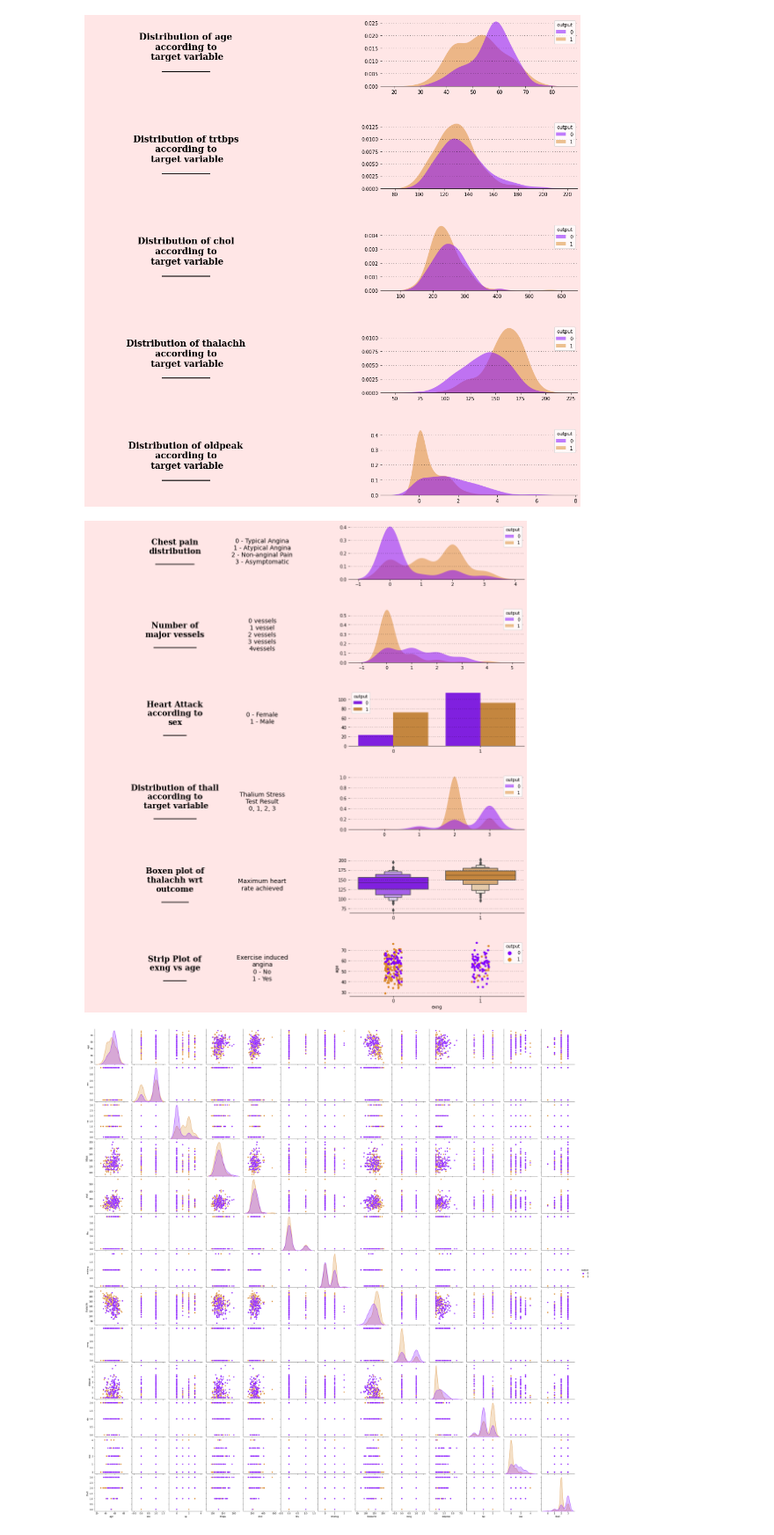
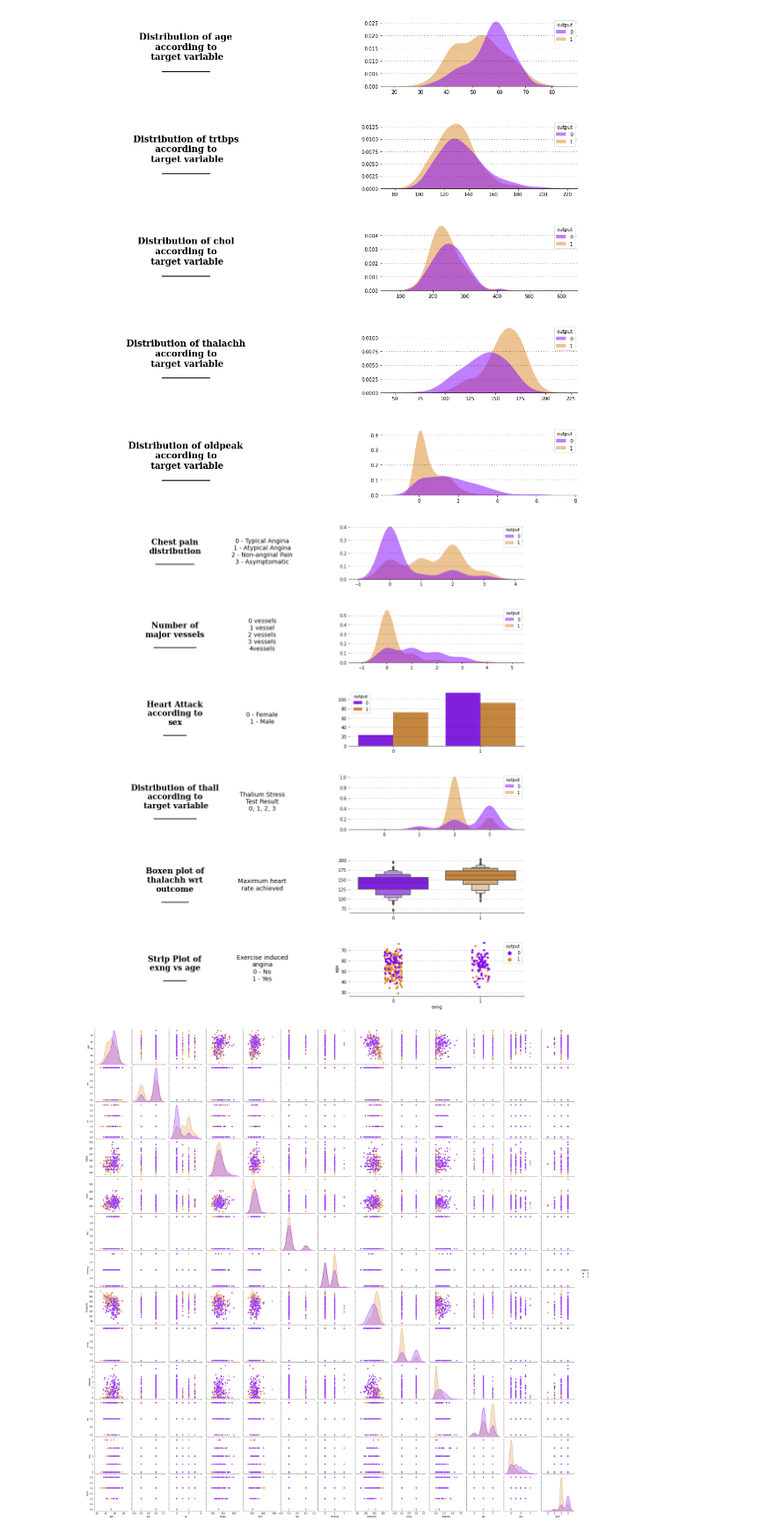
Before and after one commit to abdelmonem808/Heart-Failure-Prediction-using-Machine-Learning, a Jupyter notebook: Heart_Attack_Prediction_using_Machine_Learning.ipynb, the cells around one changed output. Shown at 88% size. Cells and saved outputs as stored; diff of their text form; code cells hidden in the pictures.

```diff
--- a/Heart_Attack_Prediction_using_Machine_Learning.ipynb
+++ b/Heart_Attack_Prediction_using_Machine_Learning.ipynb
@@ -375,7 +394,7 @@ ax7 = fig.add_subplot(gs[3,1])
 ax8 = fig.add_subplot(gs[4,0])
 ax9 = fig.add_subplot(gs[4,1])
 
-background_color = "#ffe6e6"
+background_color = "#ffffff"
 color_palette = ["#800000","#8000ff","#6aac90","#5833ff","#da8829"]
 fig.patch.set_facecolor(background_color)
 ax0.set_facecolor(background_color)
@@ -514,7 +533,7 @@ ax9 = fig.add_subplot(gs[4,1])
 ax10 = fig.add_subplot(gs[5,0])
 ax11 = fig.add_subplot(gs[5,1])
 
-background_color = "#ffe6e6"
+background_color = "#ffffff"
 color_palette = ["#800000","#8000ff","#6aac90","#5833ff","#da8829"]
 fig.patch.set_facecolor(background_color)
 ax0.set_facecolor(background_color)
@@ -667,34 +686,34 @@ ax10.text(1,.5,"Exercise induced\nangina\n0 - No\n1 - Yes",
         horizontalalignment = 'center',
          verticalalignment = 'center',
         fontsize = 14
         )
 ax10.spines["bottom"].set_visible(False)
 ax10.set_xticklabels([])
 ax10.set_yticklabels([])
 ax10.tick_params(left=False, bottom=False)
 
 
 # Exng
 ax11.grid(color='#000000', linestyle=':', axis='y', zorder=0,  dashes=(1,5))
 sns.stripplot(ax=ax11, data=df,x='exng',y='age',hue='output',palette=["#8000ff","#da8829"])
 ax9.set_xlabel("")
 ax9.set_ylabel("")
 
 for i in ["top","left","right"]:
     ax0.spines[i].set_visible(False)
     ax1.spines[i].set_visible(False)
     ax2.spines[i].set_visible(False)
     ax3.spines[i].set_visible(False)
     ax4.spines[i].set_visible(False)
     ax5.spines[i].set_visible(False)
     ax6.spines[i].set_visible(False)
     ax7.spines[i].set_visible(False)
     ax8.spines[i].set_visible(False)
     ax9.spines[i].set_visible(False)
     ax10.spines[i].set_visible(False)
     ax11.spines[i].set_visible(False)
 # %% [output]
-[figure, old version]
+[figure, new version]
 # %%
 sns.pairplot(df,hue='output',palette = ["#8000ff","#da8829"])
 plt.show()
```
Also changed, not shown: parts of 9 cells of this notebook.
